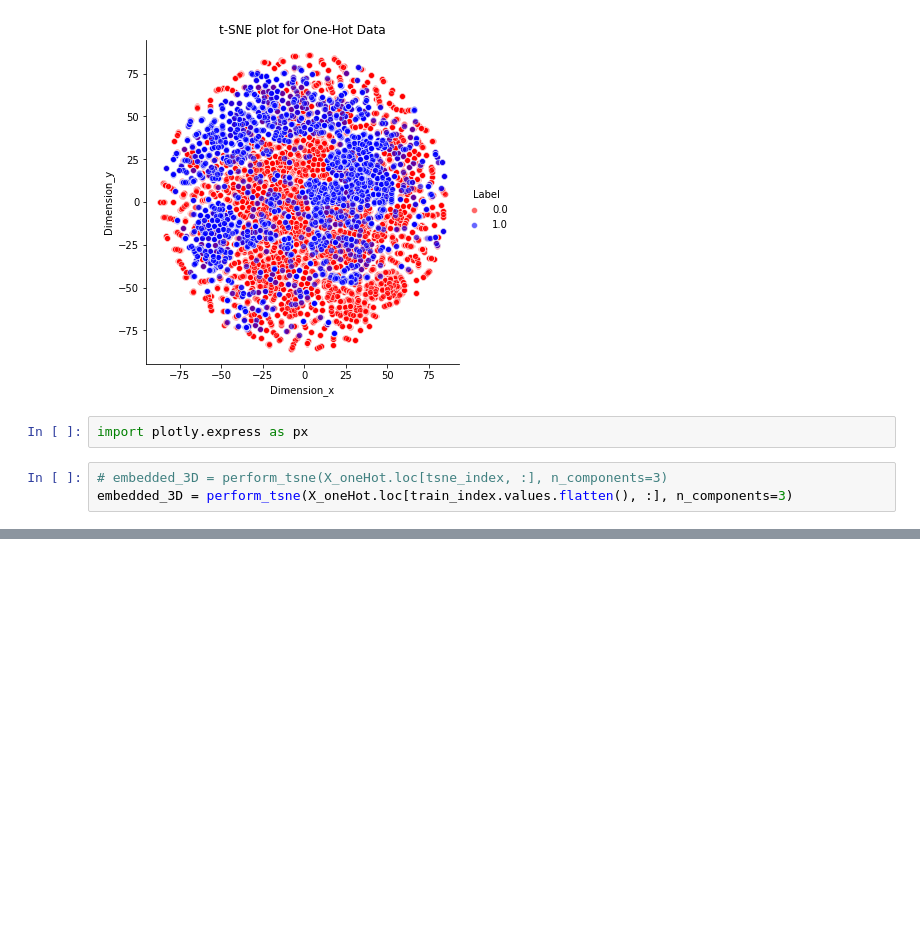
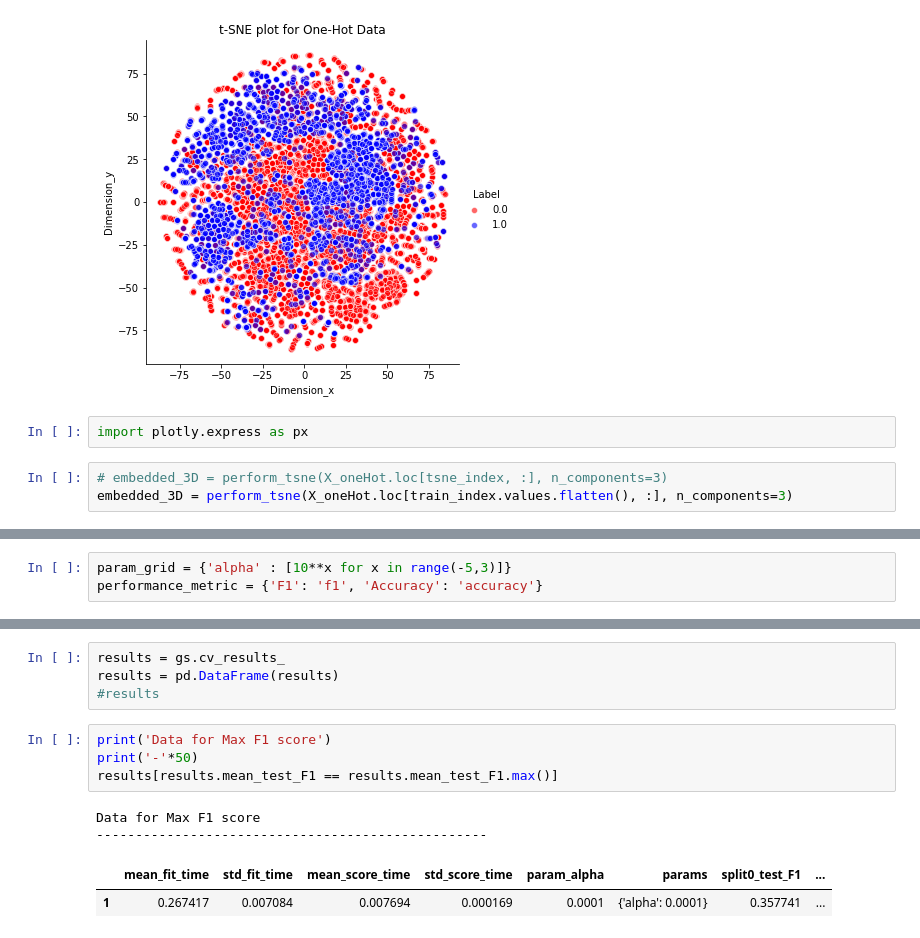
Before and after one commit to gunnerVivek/Employee-Promotion, a Jupyter notebook: 3-models.ipynb, the cells around one changed output, grey strips where cells are left out. Saved outputs shown, nothing was run; the diff lists cells and outputs as text; blank space fills up the shorter version.

```diff
--- a/3-models.ipynb
+++ b/3-models.ipynb
@@ -242,0 +244,3 @@ t-SNE was performed on $10K$ stratified data points.
+# %%
+param_grid = {'alpha' : [10**x for x in range(-5,3)]}
+performance_metric = {'F1': 'f1', 'Accuracy': 'accuracy'}
@@ -242,0 +272,13 @@ t-SNE was performed on $10K$ stratified data points.
+# %%
+results = gs.cv_results_
+results = pd.DataFrame(results)
+#results
+# %%
+print('Data for Max F1 score')
+print('-'*50)
+results[results.mean_test_F1 == results.mean_test_F1.max()]
+# %% [output]
+Data for Max F1 score
+--------------------------------------------------
+|  | mean_fit_time | std_fit_time | mean_score_time | std_score_time | param_alpha | params | split0_test_F1 | ... |
+| 1 | 0.267417 | 0.007084 | 0.007694 | 0.000169 | 0.0001 | {'alpha': 0.0001} | 0.357741 | ... |
```
Also changed, not shown: parts of 23 cells of this notebook.
